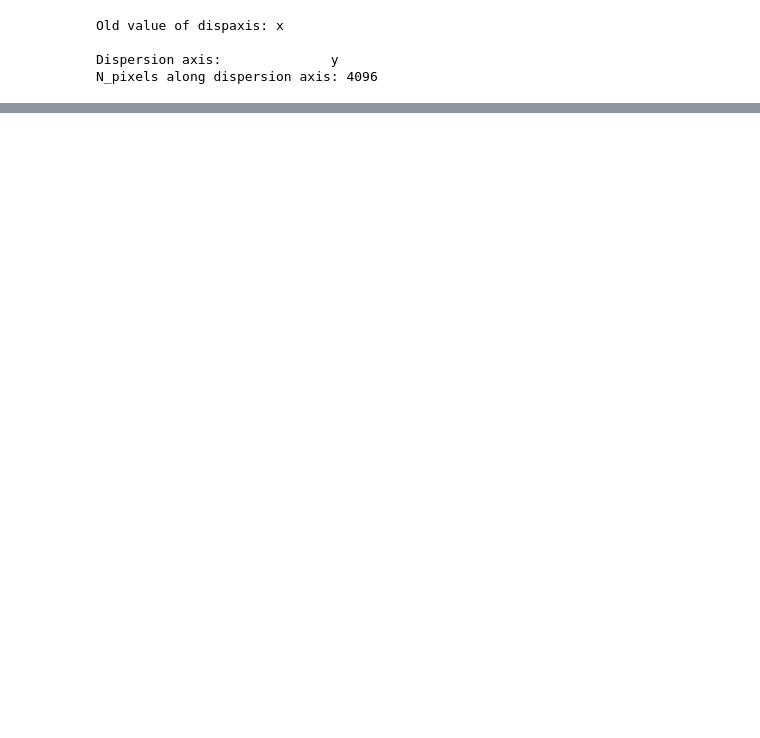
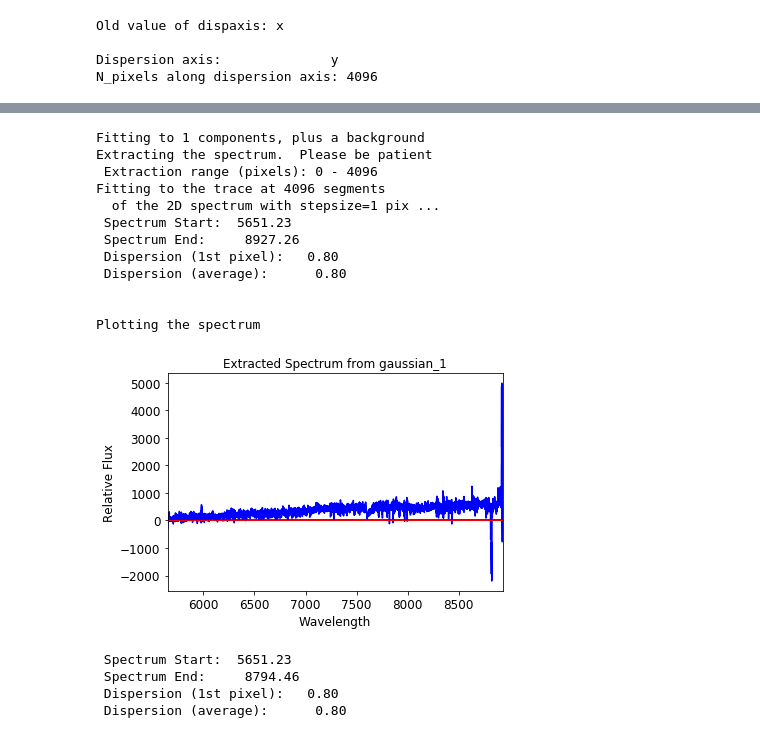
Before and after one commit to pmozumdar/spectra_extraction, a Jupyter notebook: B0445_system.ipynb, the cells around one changed output, grey strips where cells are left out. Cells and saved outputs as stored; diff of their text form; code cells hidden in the pictures; blank space fills up the shorter version.

Commit message:
extracting and saving 1d spectra.

```diff
--- a/B0445_system.ipynb
+++ b/B0445_system.ipynb
@@ -51,0 +90,16 @@ profile = spec.spatial_profile(pixrange=[1900, 3200])
+# %%
+spec.extract(method='modelfit')
+# %% [output]
+Fitting to 1 components, plus a background
+Extracting the spectrum.  Please be patient
+ Extraction range (pixels): 0 - 4096
+Fitting to the trace at 4096 segments
+  of the 2D spectrum with stepsize=1 pix ...
+ Spectrum Start:  5651.23
+ Spectrum End:     8927.26
+ Dispersion (1st pixel):   0.80
+ Dispersion (average):      0.80
+
+
+Plotting the spectrum
+[figure, added]
@@ -51,0 +109,7 @@ profile = spec.spatial_profile(pixrange=[1900, 3200])
+# %%
+spec1 = spec1d.Spec1d(wav=wav[0:3930], flux=flux[0:3930])
+# %% [output]
+ Spectrum Start:  5651.23
+ Spectrum End:     8794.46
+ Dispersion (1st pixel):   0.80
+ Dispersion (average):      0.80
```
Also changed, not shown: parts of 21 cells of this notebook.
